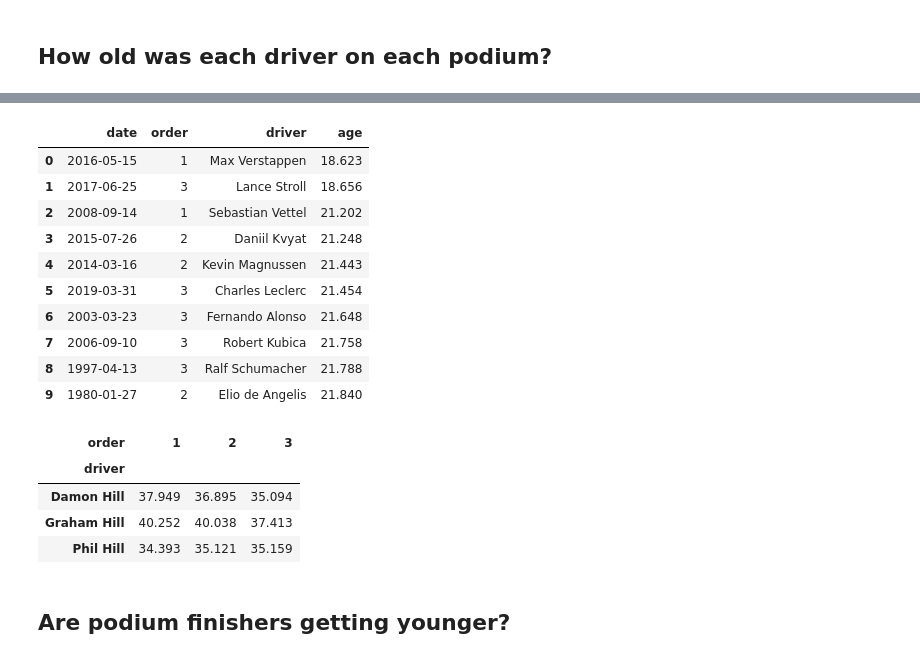
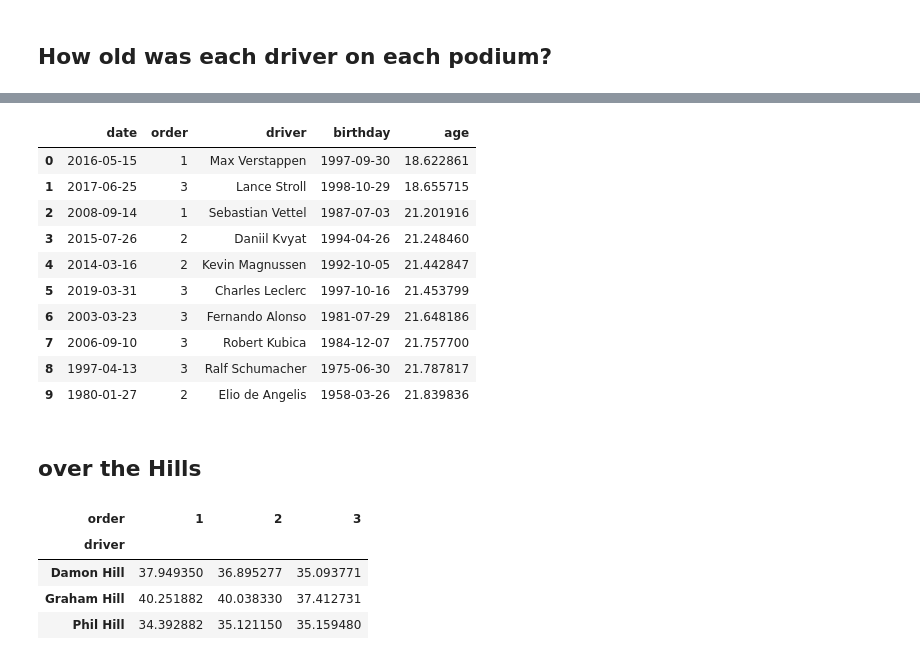
Before and after one commit to samkennerly/kingofsnake, a Jupyter notebook: books/viz/hist.ipynb, the cells around one changed output, grey strips where cells are left out. Cells and saved outputs as stored; diff of their text form; code cells hidden in the pictures.

```diff
--- a/books/viz/hist.ipynb
+++ b/books/viz/hist.ipynb
@@ -16,25 +16,24 @@ Autosave disabled
 # %% [markdown]
 ## How old was each driver on each podium?
 # %%
-# Get podium finishes, driver names, and driver birthdays.
-# Calculate age of each driver during each race.
 pods = (
-    f1.results[['id_driver', 'id_race', 'order']]
+
+    # Get podium finishes, driver names, and driver birthdays.
+    f1.results
     .loc[lambda x: x['order'] <= 3]
-    .join(f1.drivers[['driver', 'birthday']], on='id_driver')
+    .join(f1.drivers['driver birthday'.split()], on='id_driver')
     .join(f1.races['date'], on='id_race')
+    ['date order driver birthday'.split()]
+
+    # Calculate age of each driver during each race.
     .assign(age = lambda df: df['date'] - df['birthday'])
-)
-# If co-drivers share a result, then keep the older one.
-pods = (
-    pods[['date', 'order', 'driver', 'age']]
-    .sort_values(['date', 'order', 'age'])
-    .drop_duplicates(['date', 'order'], keep='last')
+    .assign(age = lambda df: df['age'].dt.days / 365.25)
+
+    # If co-drivers share a result, then keep the older one.
+    .sort_values('date order age'.split())
+    .drop_duplicates('date order'.split(), keep='last')
     .reset_index(drop=True)
 )
-# Convert units for easier reading.
-pods['age'] = (pods['age'].dt.days / 365.25).round(3)
-# Show results.
-print("{} rows x {} cols".format(*pods.shape))
-pods.head()
+
+pods
 # %% [output]
@@ -59,0 +65,5 @@ axes = plot.hist(data, **kw)
+# %%
+kw = dict()
+kw['title'] = 'Age of podium finishers each year'
+data = pods.set_index('date')['age']
+axes = plot.quant(data, 'y', **kw)
@@ -76,28 +91,26 @@ pods.loc[olds].nlargest(10, 'age').reset_index(drop=True)
 # %%
-# Find youngest podium finishers.
-utes = pods.groupby('driver')['age'].idxmin()
-pods.loc[utes].nsmallest(10, 'age').reset_index(drop=True)
+utes = pods.loc[pods.groupby('driver')['age'].idxmin()]
+utes.nsmallest(10, 'age').reset_index(drop=True)
 # %% [output]
-|  | date | order | driver | age |
-| 0 | 2016-05-15 | 1 | Max Verstappen | 18.623 |
-| 1 | 2017-06-25 | 3 | Lance Stroll | 18.656 |
-| 2 | 2008-09-14 | 1 | Sebastian Vettel | 21.202 |
-| 3 | 2015-07-26 | 2 | Daniil Kvyat | 21.248 |
-| 4 | 2014-03-16 | 2 | Kevin Magnussen | 21.443 |
-| 5 | 2019-03-31 | 3 | Charles Leclerc | 21.454 |
-| 6 | 2003-03-23 | 3 | Fernando Alonso | 21.648 |
-| 7 | 2006-09-10 | 3 | Robert Kubica | 21.758 |
-| 8 | 1997-04-13 | 3 | Ralf Schumacher | 21.788 |
-| 9 | 1980-01-27 | 2 | Elio de Angelis | 21.840 |
+|  | date | order | driver | birthday | age |
+| 0 | 2016-05-15 | 1 | Max Verstappen | 1997-09-30 | 18.622861 |
+| 1 | 2017-06-25 | 3 | Lance Stroll | 1998-10-29 | 18.655715 |
+| 2 | 2008-09-14 | 1 | Sebastian Vettel | 1987-07-03 | 21.201916 |
+| 3 | 2015-07-26 | 2 | Daniil Kvyat | 1994-04-26 | 21.248460 |
+| 4 | 2014-03-16 | 2 | Kevin Magnussen | 1992-10-05 | 21.442847 |
+| 5 | 2019-03-31 | 3 | Charles Leclerc | 1997-10-16 | 21.453799 |
+| 6 | 2003-03-23 | 3 | Fernando Alonso | 1981-07-29 | 21.648186 |
+| 7 | 2006-09-10 | 3 | Robert Kubica | 1984-12-07 | 21.757700 |
+| 8 | 1997-04-13 | 3 | Ralf Schumacher | 1975-06-30 | 21.787817 |
+| 9 | 1980-01-27 | 2 | Elio de Angelis | 1958-03-26 | 21.839836 |
+# %% [markdown]
+## over the Hills
 # %%
-# Find oldest podium finishers named Hill.
-is_hill = pods['driver'].str.endswith('Hill')
-pods.loc[is_hill].groupby(['driver', 'order'])['age'].max().unstack()
+hills = pods.loc[pods['driver'].str.endswith('Hill')]
+hills.groupby('driver order'.split())['age'].max().unstack()
 # %% [output]
 | order | 1 | 2 | 3 |
 | driver |  |  |  |
-| Damon Hill | 37.949 | 36.895 | 35.094 |
-| Graham Hill | 40.252 | 40.038 | 37.413 |
-| Phil Hill | 34.393 | 35.121 | 35.159 |
+| Damon Hill | 37.949350 | 36.895277 | 35.093771 |
+| Graham Hill | 40.251882 | 40.038330 | 37.412731 |
+| Phil Hill | 34.392882 | 35.121150 | 35.159480 |
-# %% [markdown]
-## Are podium finishers getting younger?
```
Also changed, not shown: parts of 11 cells of this notebook, 2 other files.
